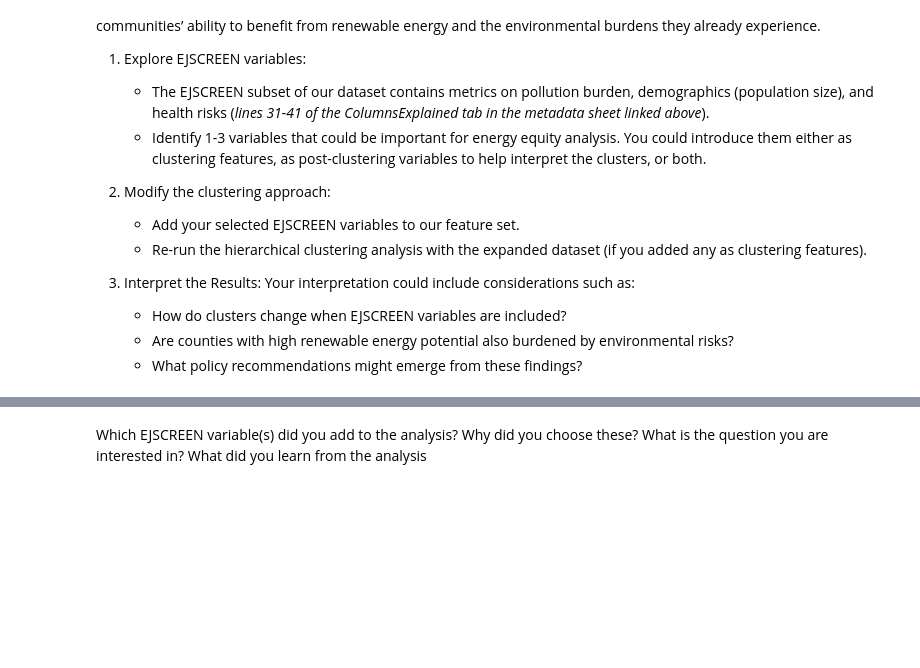
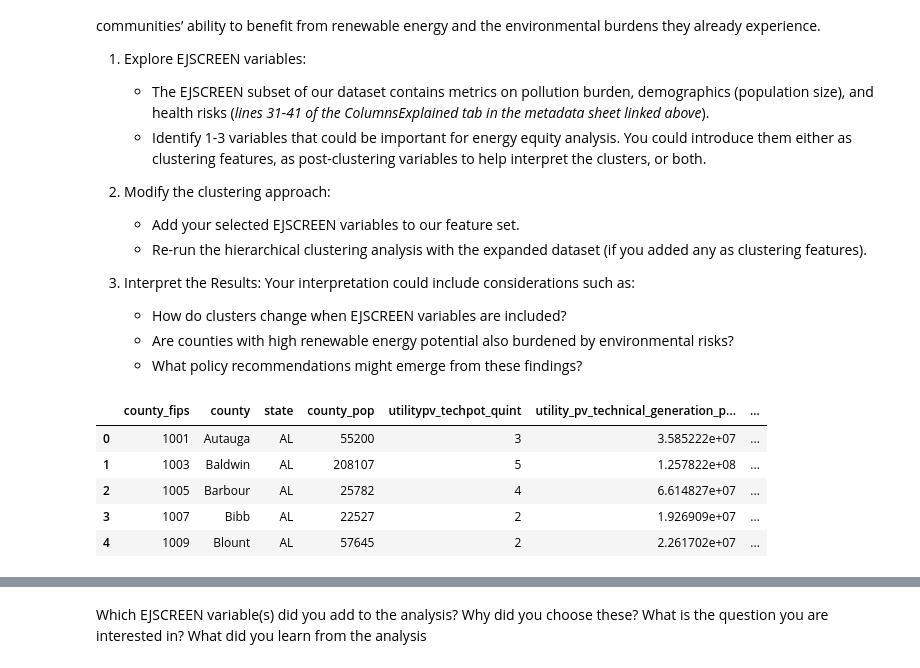
Before and after one commit to haylee360/EDS232-labs, a Jupyter notebook: Week8/lab8-ej-clustering.ipynb, the cells around one changed output, grey strips where cells are left out. Cells and saved outputs as stored; diff of their text form; code cells hidden in the pictures; blank space fills up the shorter version.

```diff
--- a/Week8/lab8-ej-clustering.ipynb
+++ b/Week8/lab8-ej-clustering.ipynb
@@ -159,3 +156,13 @@ So far, we have clustered counties based on **energy potential**, but energy pot
    - What policy recommendations might emerge from these findings?
 # %%
 #Your Part 2 Code
+pd.set_option('display.max_columns', None)
+
+eeip_data.head()
+# %% [output]
+|  | county_fips | county | state | county_pop | utilitypv_techpot_quint | utility_pv_technical_generation_p... | ... |
+| 0 | 1001 | Autauga | AL | 55200 | 3 | 3.585222e+07 | ... |
+| 1 | 1003 | Baldwin | AL | 208107 | 5 | 1.257822e+08 | ... |
+| 2 | 1005 | Barbour | AL | 25782 | 4 | 6.614827e+07 | ... |
+| 3 | 1007 | Bibb | AL | 22527 | 2 | 1.926909e+07 | ... |
+| 4 | 1009 | Blount | AL | 57645 | 2 | 2.261702e+07 | ... |
```
Also changed, not shown: parts of 8 cells of this notebook.
